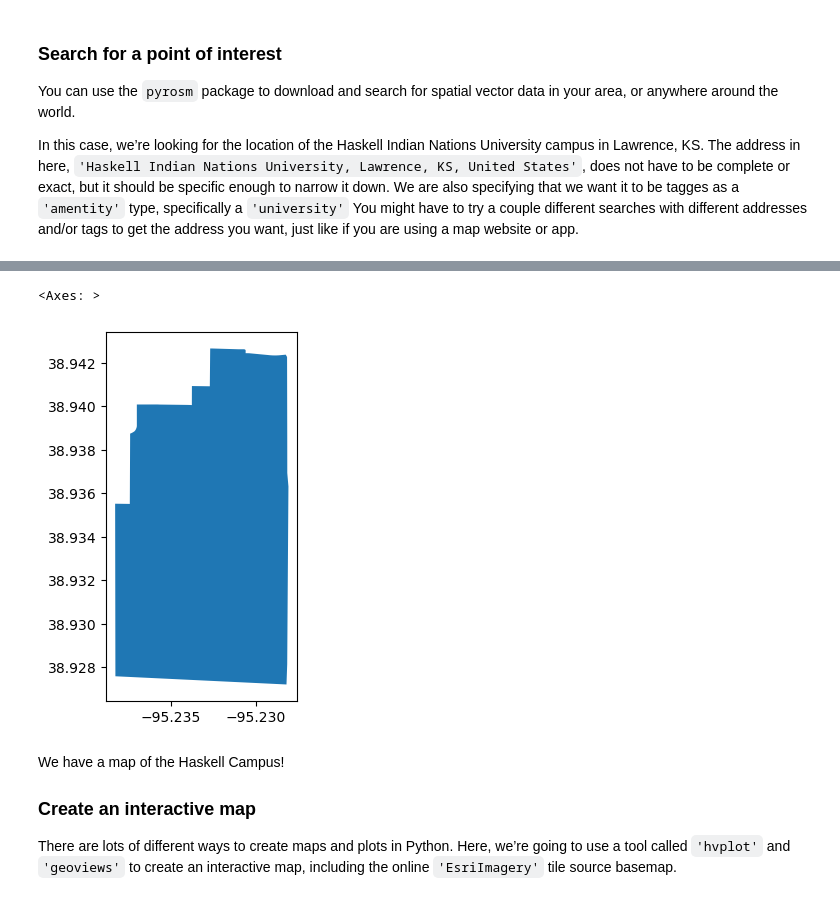
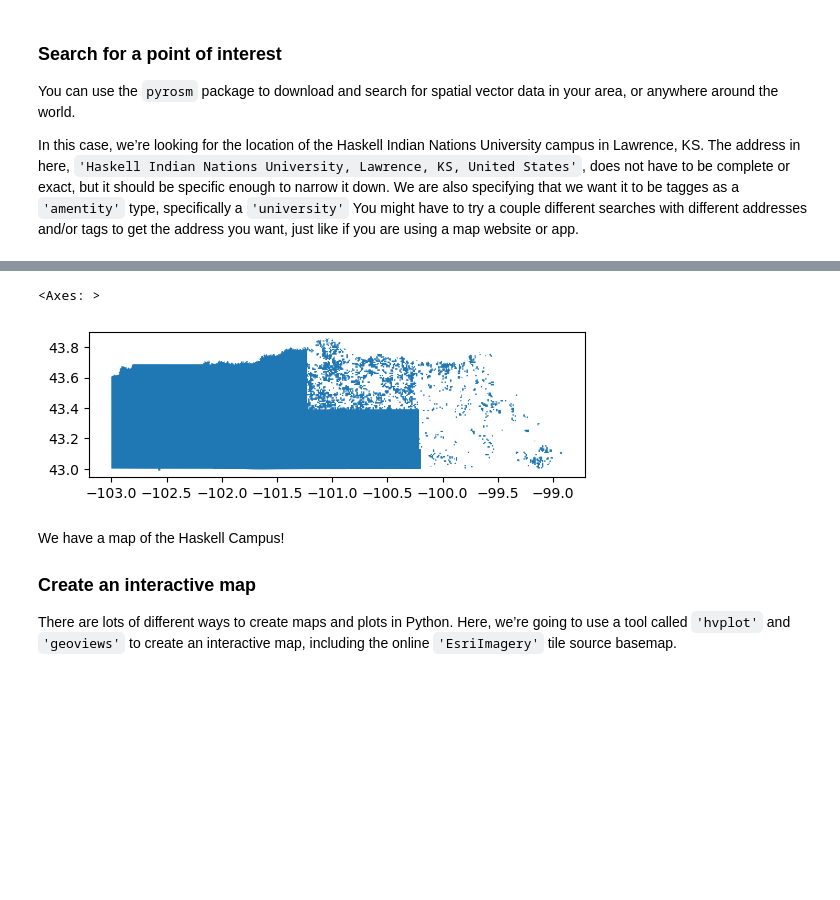
Before and after one commit to ZuyaTawa/Maps, a Jupyter notebook: first-map.ipynb, the cells around one changed output, grey strips where cells are left out. Drawn from its saved outputs; the diff is of its cells as text; code cells hidden in the pictures; blank space fills up the shorter version.

```diff
--- a/first-map.ipynb
+++ b/first-map.ipynb
@@ -48,8 +46,5 @@ narrow it down. We are also specifying that we want it to be tagges as a
 couple different searches with different addresses and/or tags to get
 the address you want, just like if you are using a map website or app.
 # %%
-# Search for United Tribes Technical College
-haskell_gdf = osm.features_from_address(
-    'Haskell Indian Nations University, Lawrence, KS, United States',
-    {'amenity': ['university']})
-haskell_gdf
+# Search for Rosebud & Pine Ridge Indian Reservations
+rosebud_pineridge_rez_gdf = osm.features_from_place('Rosebud Indian Reservation', tags={'boundary': 'aboriginal_lands'})
@@ -61,8 +51,8 @@ haskell_gdf
 # %%
-haskell_gdf.plot()
+rosebud_pineridge_rez_gdf.plot()
 # %% [output]
 <Axes: >
-[figure, old version]
+[figure, new version]
 # %% [markdown]
 We have a map of the Haskell Campus!
 
```
Also changed, not shown: parts of 4 cells of this notebook, 15 other files.
